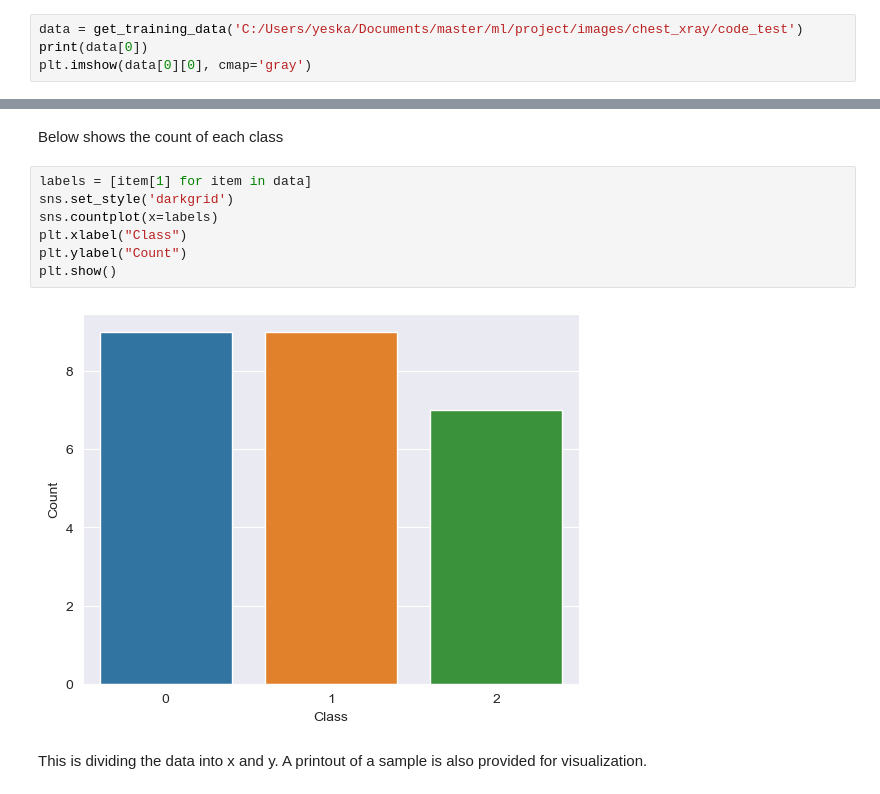
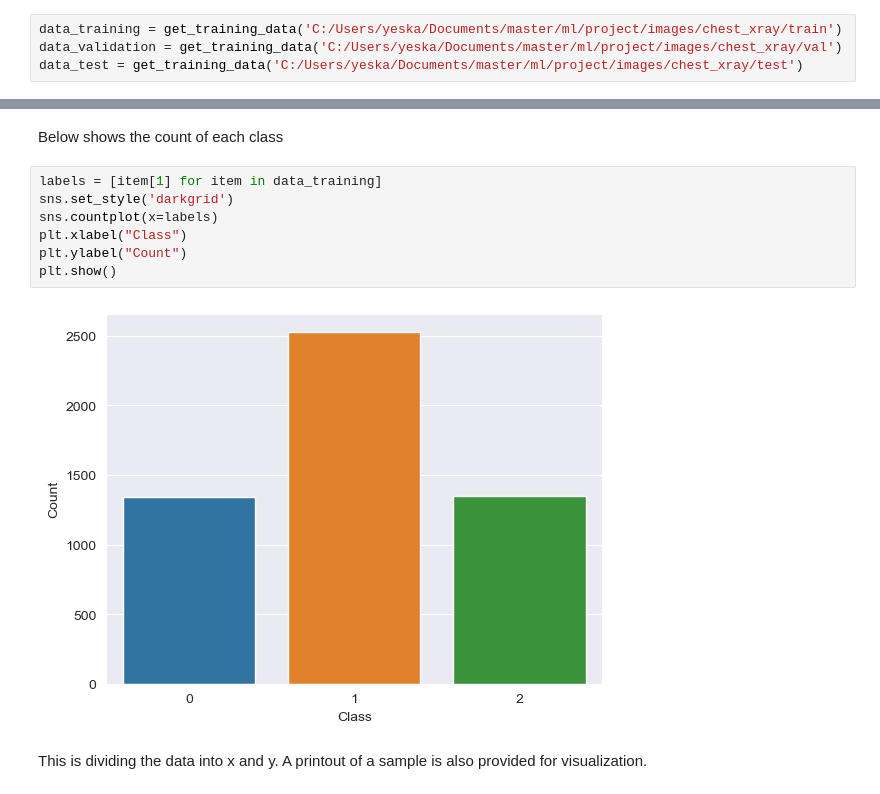
Before and after one commit to domomm/MLcourse, a Jupyter notebook: ML_notebook.ipynb, the cells around one changed output, grey strips where cells are left out. Saved outputs shown, nothing was run; the diff lists cells and outputs as text.

```diff
--- a/ML_notebook.ipynb
+++ b/ML_notebook.ipynb
@@ -58,7 +58,7 @@ def get_training_data(data_dir):
 # %% [markdown]
 Data is the loaded the data. Then the structure of a sample of the data is shown, and and image is plotted from it.
 # %%
-data = get_training_data('C:/Users/yeska/Documents/master/ml/project/images/chest_xray/code_test')
-print(data[0])
-plt.imshow(data[0][0], cmap='gray')
+data_training = get_training_data('C:/Users/yeska/Documents/master/ml/project/images/chest_xray/train')
+data_validation = get_training_data('C:/Users/yeska/Documents/master/ml/project/images/chest_xray/val')
+data_test = get_training_data('C:/Users/yeska/Documents/master/ml/project/images/chest_xray/test')
 # %% [output]
@@ -74,14 +80,14 @@ plt.imshow(data[0][0], cmap='gray')
 # %% [markdown]
 Below shows the count of each class
 # %%
-labels = [item[1] for item in data]
+labels = [item[1] for item in data_training]
 sns.set_style('darkgrid')
 sns.countplot(x=labels)
 plt.xlabel("Class")
 plt.ylabel("Count")
 plt.show()
 # %% [output]
-[figure, old version]
+[figure, new version]
 # %% [markdown]
 This is dividing the data into x and y. A printout of a sample is also provided for visualization.
 # %%
```
Also changed, not shown: parts of 15 cells of this notebook, 1 other file.
